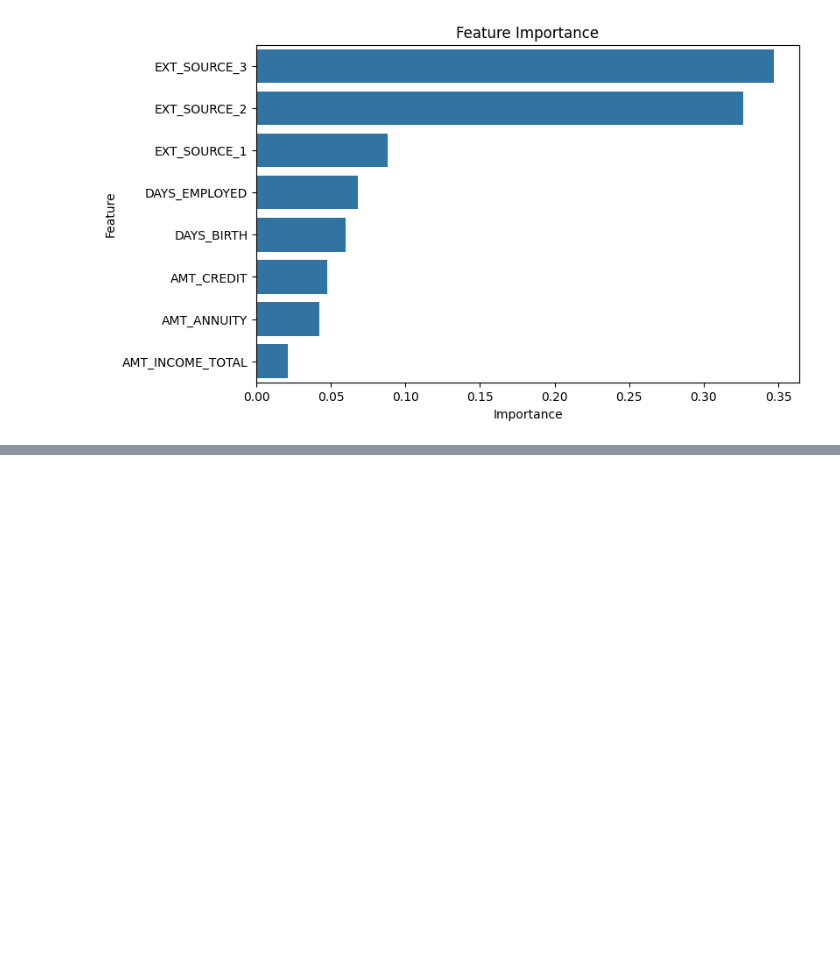
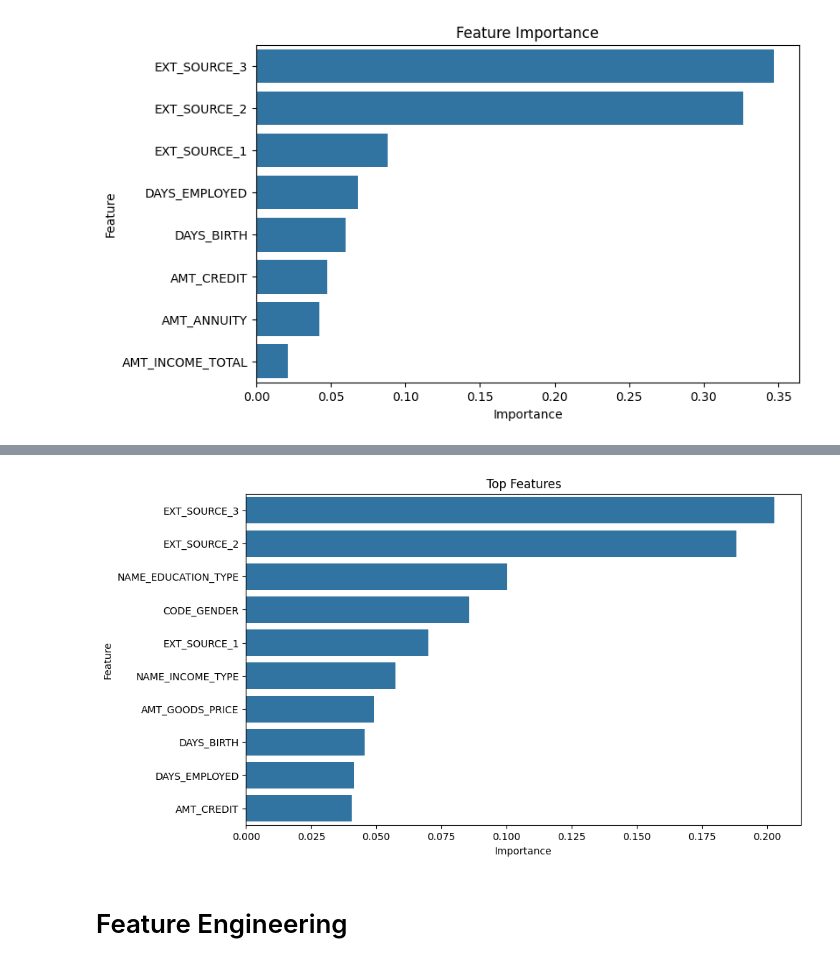
Before and after one commit to jaygacheru/xgboost-loan-default-prediction, a Jupyter notebook: xgboost-loan-default-prediction.ipynb, the cells around one changed output, grey strips where cells are left out. Saved outputs shown, nothing was run; the diff lists cells and outputs as text; code cells hidden in the pictures; blank space fills up the shorter version.

```diff
--- a/xgboost-loan-default-prediction.ipynb
+++ b/xgboost-loan-default-prediction.ipynb
@@ -225,0 +289,9 @@ plt.show()
+# %%
+# Split data
+X_train, X_test, y_train, y_test = train_test_split(
+    X,
+    y,
+    test_size=0.2,
+    random_state=42,
+    stratify=y
+)
@@ -225,0 +321,3 @@ plt.show()
+# %%
+# Train model
+model.fit(X_train, y_train)
@@ -225,0 +368,16 @@ plt.show()
+# %%
+# Create importance dataframe
+importance = pd.DataFrame({
+
+    "Feature": X.columns,
+    "Importance": model.feature_importances_
+
+})
+
+# Sort
+importance = importance.sort_values(
+    by="Importance",
+    ascending=False
+)
+
+importance.head(10)
@@ -225,0 +396,17 @@ plt.show()
+# %%
+# Plot
+plt.figure(figsize=(10,6))
+
+sns.barplot(
+    data=importance.head(10),
+    x="Importance",
+    y="Feature"
+)
+
+plt.title("Top Features")
+
+plt.show()
+# %% [output]
+[figure, added]
+# %% [markdown]
+# Feature Engineering
```
Also changed, not shown: parts of 38 cells of this notebook.
